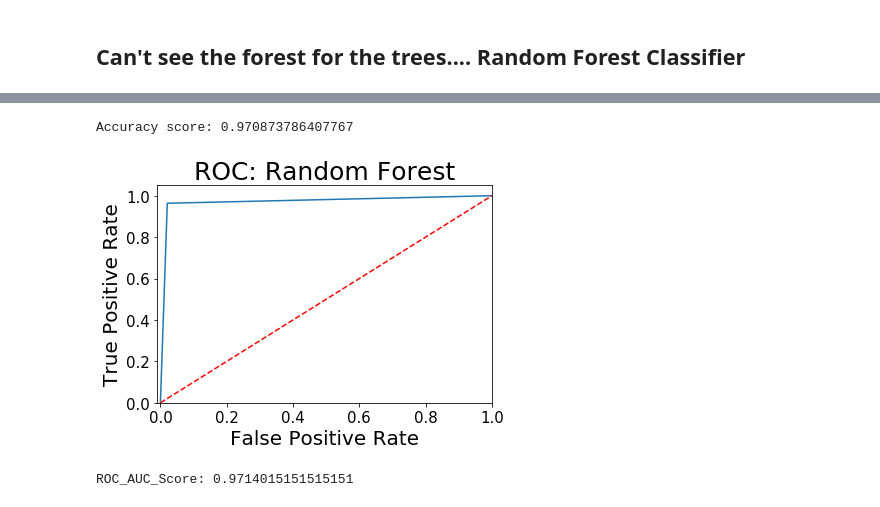
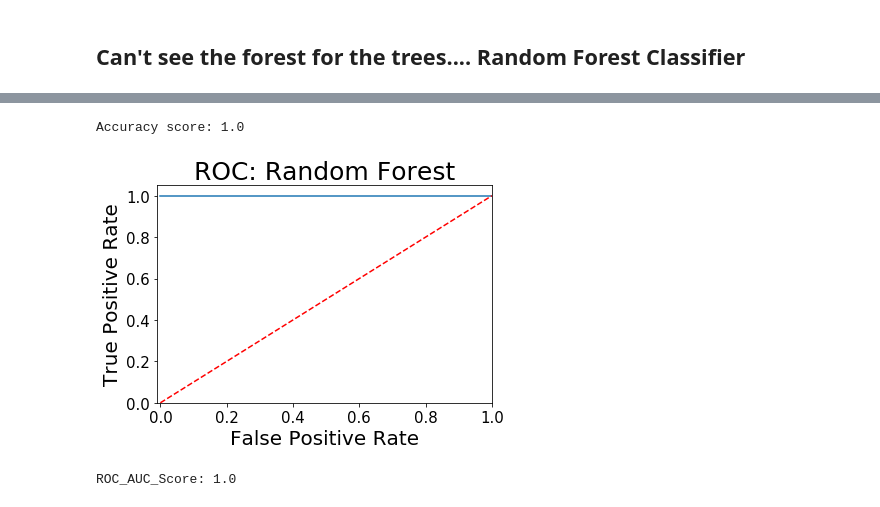
Before and after one commit to KatieBSC/TapDanceDecoder, a Jupyter notebook: notebooks/MVP_Train.ipynb, the cells around one changed output, grey strips where cells are left out. Drawn from its saved outputs; the diff is of its cells as text; code cells hidden in the pictures.

```diff
--- a/notebooks/MVP_Train.ipynb
+++ b/notebooks/MVP_Train.ipynb
@@ -37,0 +32,10 @@ X_train, X_test, y_train, y_test = train_test_split(data, labels, test_size=0.33
+# %%
+X_train = pd.read_csv('../../../Source/Data/X_train_mfccplus.csv')
+y_train = pd.read_csv('../../../Source/Data/y_train_mfccplus.csv')
+X_test = pd.read_csv('../../../Source/Data/X_test_mfccplus.csv')
+y_test = pd.read_csv('../../../Source/Data/y_test_mfccplus.csv')
+
+X_train = X_train.drop(['Path'], axis = 1).values
+X_test = X_test.drop(['Path'], axis = 1).values
+y_train = y_train.values.ravel()
+y_test = y_test.values.ravel()
@@ -110,7 +114,7 @@ ROC_AUC_Score: 0.8712121212121213
 # %% [markdown]
 ## Can't see the forest for the trees.... Random Forest Classifier
 # %%
-rnd_clf = RandomForestClassifier(n_estimators=200, max_leaf_nodes=16, n_jobs=-1) # Just using these values from the book
+rnd_clf = RandomForestClassifier(n_estimators=100, max_leaf_nodes=16, n_jobs=-1) # Just using these values from the book
 rnd_clf.fit(X_train, y_train)
 # %% [output]
 RandomForestClassifier(bootstrap=True, class_weight=None, criterion='gini',
@@ -150,10 +154,10 @@ results
 # %%
 print('Accuracy score: ' + str(accuracy_score(y_test, predict_rf)))
 # %% [output]
-Accuracy score: 0.970873786407767
+Accuracy score: 1.0
 # %%
-ROC_plot('Random Forest', y_test.values, predict_rf)
+ROC_plot('Random Forest', y_test, predict_rf)
 # %% [output]
-[figure, old version]
+[figure, new version]
-ROC_AUC_Score: 0.9714015151515151
+ROC_AUC_Score: 1.0
 # %%
```
Also changed, not shown: parts of 12 cells of this notebook, 1 other file.
